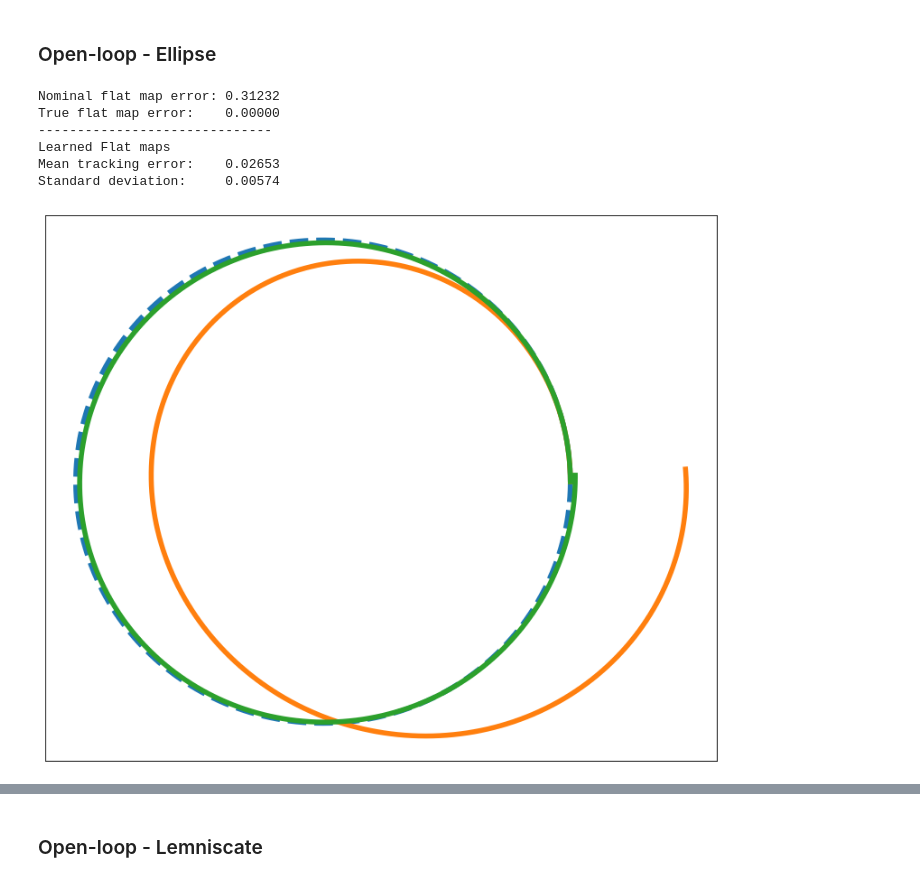
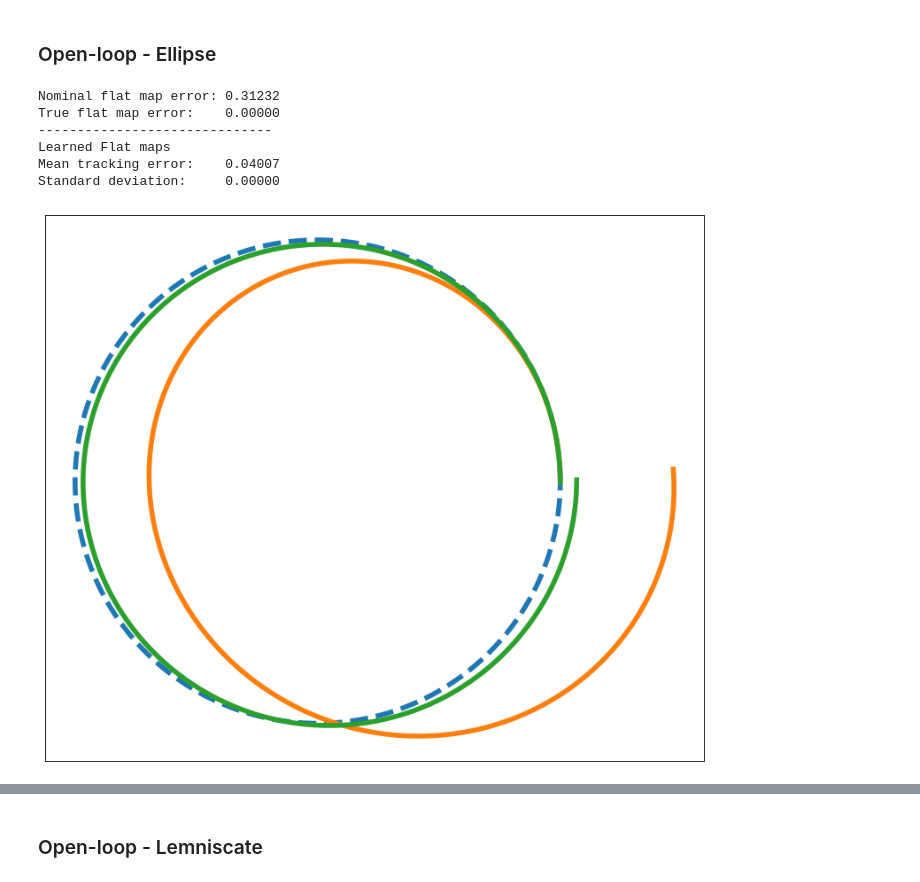
Before and after one commit to ShreyasMuthusamy/flat-residuals-extension, a Jupyter notebook: plot.ipynb, the cells around one changed output, grey strips where cells are left out. Saved outputs shown, nothing was run; the diff lists cells and outputs as text; code cells hidden in the pictures.

```diff
--- a/plot.ipynb
+++ b/plot.ipynb
@@ -19,7 +22,7 @@ import imageio
 ### Open-loop - Ellipse
 # %%
 # Find the reference trajectory
-ref_ellipse = evaluation.generate_ellipse_reference(
+ref_ellipse = eval_utils.generate_ellipse_reference(
     main.open_loop_sim_params['ellipse_axes'],
     main.open_loop_sim_params['dt'],
     main.open_loop_sim_params['Tref'],
@@ -47,22 +50,22 @@ Nominal flat map error: 0.31232
 True flat map error:    0.00000
 ------------------------------
 Learned Flat maps
-Mean tracking error:    0.02653
-Standard deviation:     0.00574
+Mean tracking error:    0.04007
+Standard deviation:     0.00000
 # %%
 # Plot representative trajectory
-idx = 1
+idx = 0
 learned_traj = np.load(f'./results/open-loop/x_traj_ellipse_learned_{idx}.npy')
 plt.figure(figsize=(12, 10))
 plt.plot(ref_ellipse[:, 0], ref_ellipse[:, 1], '--', label='reference', linewidth=5)
 plt.plot(nominal_traj[:, 0], nominal_traj[:, 1], label='nominal', linewidth=5)
 # plt.plot(true_traj[:, 0], true_traj[:, 1], label='true', linewidth=5)
 plt.plot(learned_traj[:, 0], learned_traj[:, 1], label='learned', linewidth=5)
 plt.xticks([]); plt.yticks([])
 # plt.legend()
 plt.savefig('./results/open-loop/ol-ellipse.png', bbox_inches='tight', pad_inches=0)
 # %% [output]
-[figure, old version]
+[figure, new version]
 # %%
 interval = 30
 images = []
```
Also changed, not shown: parts of 10 cells of this notebook, 5 other files.
